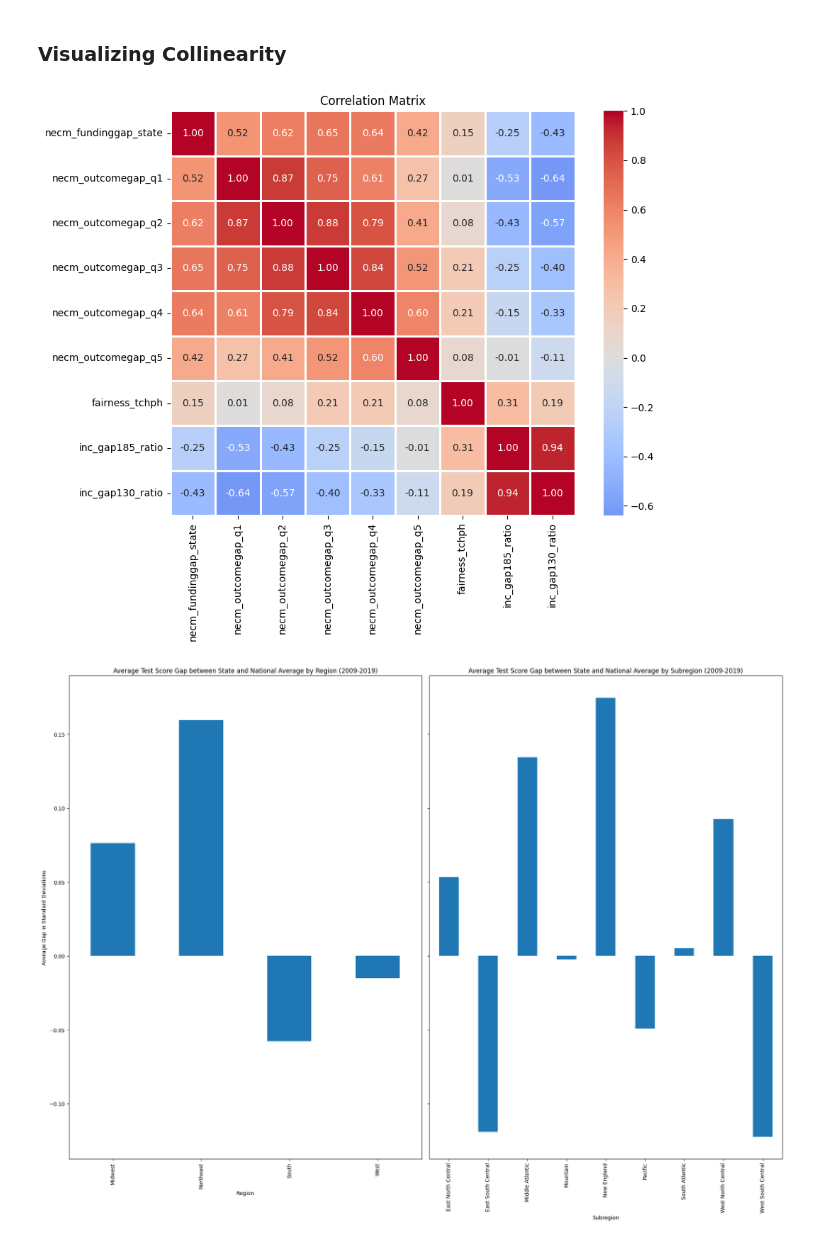
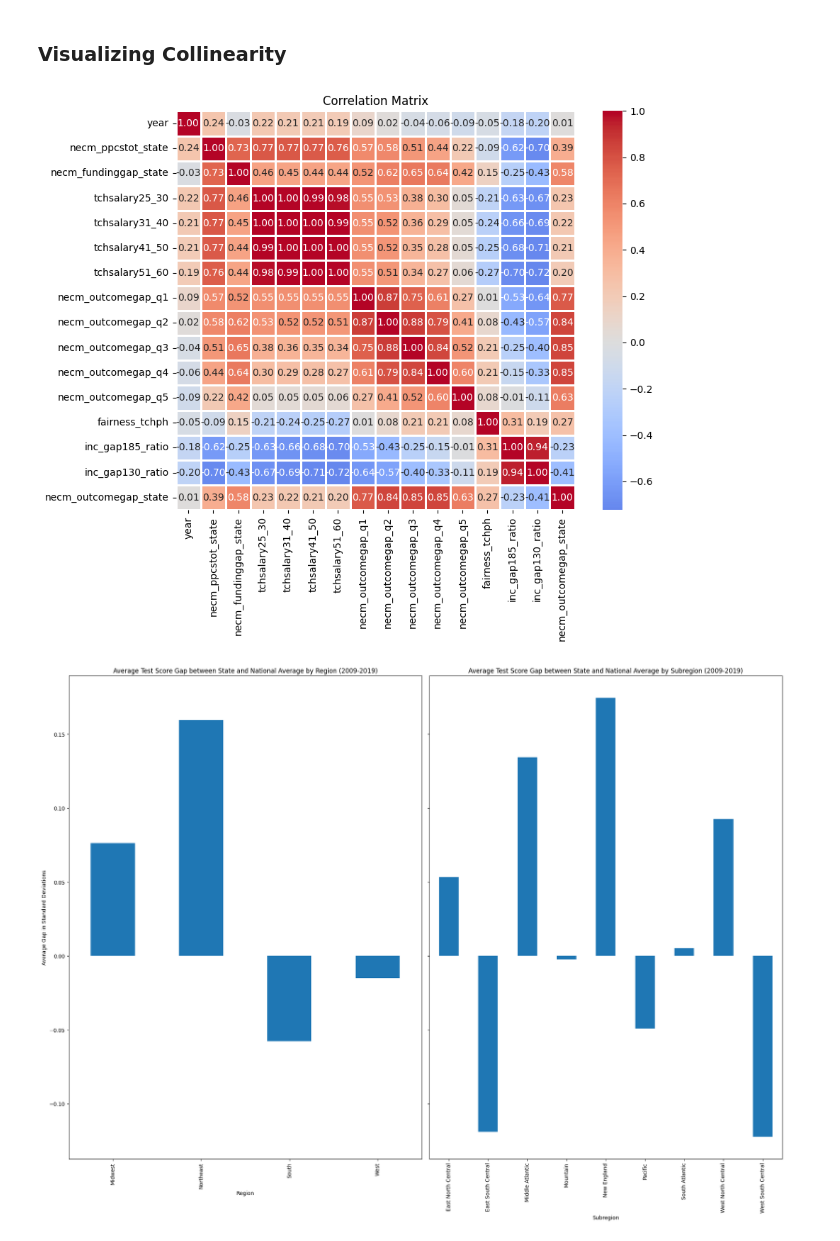
Before and after one commit to garland342/cs_1090a_project, a Jupyter notebook: cs1090a_project.ipynb, the cells around one changed output. Saved outputs shown, nothing was run; the diff lists cells and outputs as text; code cells hidden in the pictures.

Commit message:
heatmap v3

```diff
--- a/cs1090a_project.ipynb
+++ b/cs1090a_project.ipynb
@@ -90,16 +90,16 @@ summary
 # %% [markdown]
 ### Visualizing Collinearity
 # %%
-corr_matrix = filtered_df[predictors_of_interest].corr()
+corr_matrix = filtered_df.corr(numeric_only=True)
 
 plt.figure(figsize=(10, 8))
 sns.heatmap(corr_matrix, annot=True, fmt='.2f', cmap='coolwarm',
             center=0, square=True, linewidths=1)
 plt.title('Correlation Matrix')
 plt.tight_layout()
 plt.show()
 # %% [output]
-[figure, old version]
+[figure, new version]
 # %%
 fig, axes = plt.subplots(1, 2, figsize=(20, 15), sharey=True)
 
```
